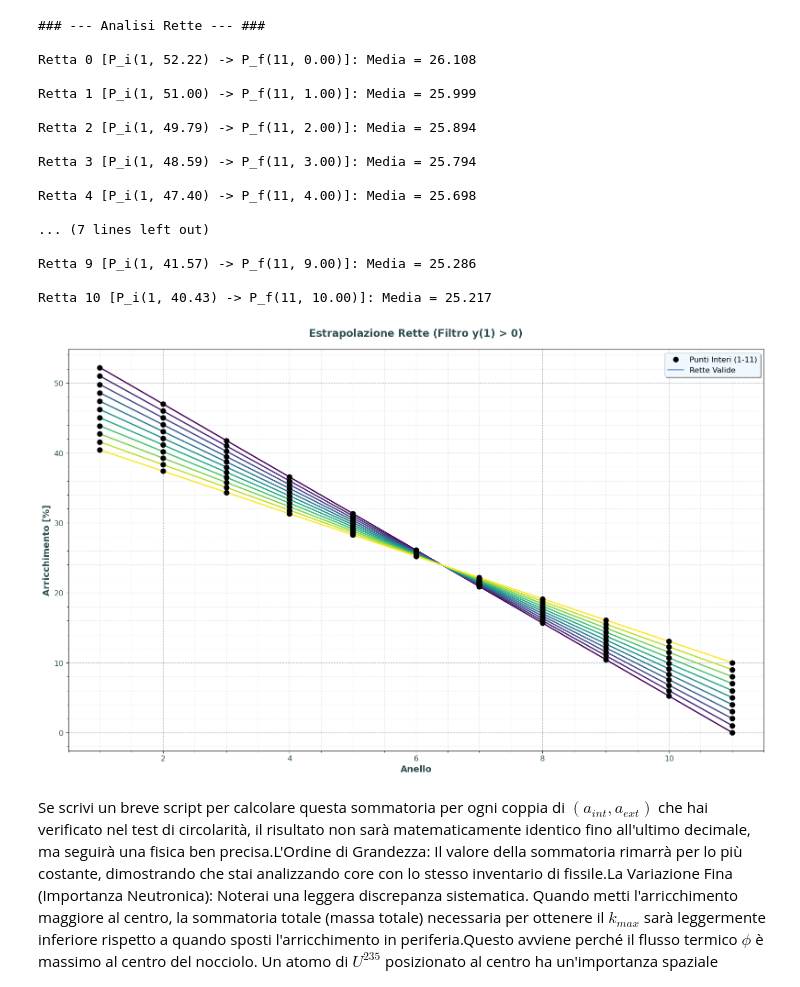
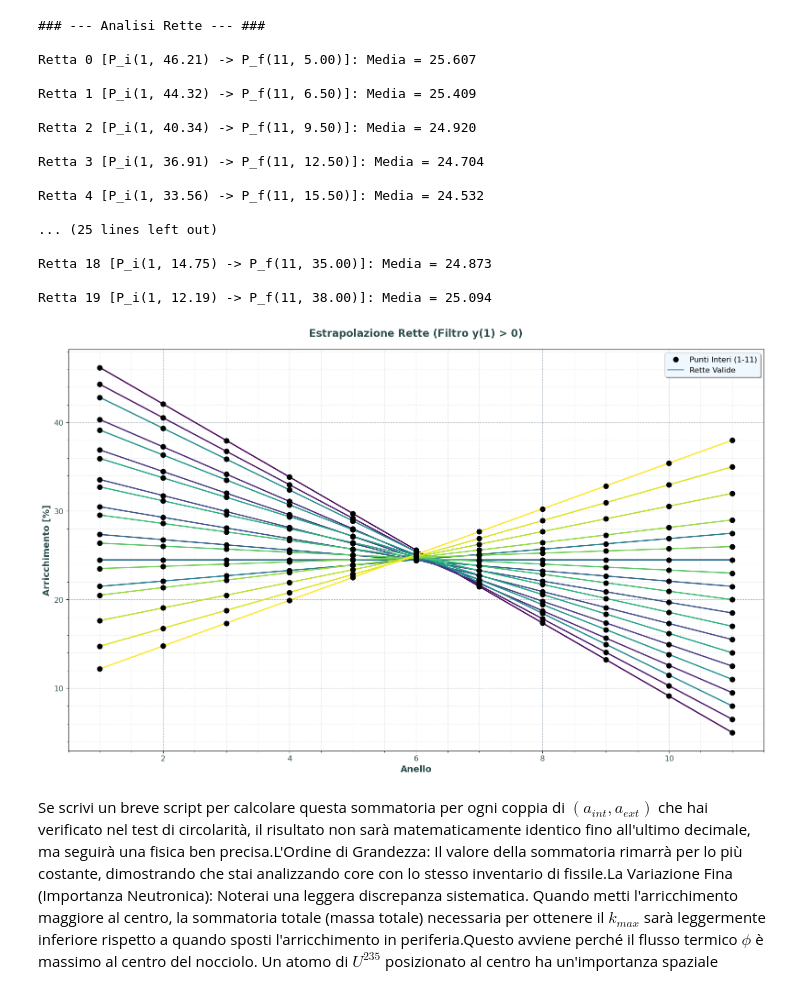
Before and after one commit to oblivion0218/Tesi-Magistrale, a Jupyter notebook: Open MC/reattore_8/50PCM_pitch_4/auto/analisi.ipynb, the cells around one changed output. Drawn from its saved outputs; the diff is of its cells as text; code cells hidden in the pictures.

```diff
--- a/Open MC/reattore_8/50PCM_pitch_4/auto/analisi.ipynb
+++ b/Open MC/reattore_8/50PCM_pitch_4/auto/analisi.ipynb
@@ -171,44 +171,56 @@ def plot_rette_filtrate(x_pred, y_pred):
     ax.set_ylabel('Arricchimento [%]', fontsize=14, fontweight='bold', color='#2F4F4F')
 
     ax.tick_params(axis='both', which='major', labelsize=12, labelcolor='#2F4F4F')
     ax.minorticks_on()
     ax.grid(which='major', linestyle='--', alpha=0.6, color='#778899')
     ax.grid(which='minor', linestyle=':', alpha=0.3, color='#778899')
 
     # Legenda
     ax.scatter([], [], color='#000000', s=60, label='Punti Interi (1-11)')
     ax.plot([], [], color='#789DD1', linestyle='-', linewidth=2, label='Rette Valide')
     ax.legend(loc='upper right', frameon=True, shadow=True, fontsize=12, facecolor='#F0F8FF')
 
     plt.tight_layout()
     plt.show()
 
     return np.array(media_vect)
 
 # Definizione dei dati basata sul tuo file analisi.ipynb
-x_pred = np.array([0, 1, 2, 3, 4, 5, 6, 7, 8, 9, 10])
-y_pred = a * x_pred**2 + b * x_pred + c
+import numpy as np
+
+# Percorso del file specificato
+file_path = '../result_final.txt'
+
+# Caricamento del dataset.
+data = np.genfromtxt(file_path, skip_header=3)
+
+# Creazione del vettore x_pred estraendo la colonna di interesse
+x_pred = data[:, 4]
+y_pred = data[:, 3]
+# Verifica dell'output
+#print(x_pred)
+#y_pred = a * x_pred**2 + b * x_pred + c
 
 res = plot_rette_filtrate(x_pred, y_pred)
 # %% [output]
 ### --- Analisi Rette --- ###
 
-Retta 0 [P_i(1, 52.22) -> P_f(11, 0.00)]: Media = 26.108
+Retta 0 [P_i(1, 46.21) -> P_f(11, 5.00)]: Media = 25.607
 
-Retta 1 [P_i(1, 51.00) -> P_f(11, 1.00)]: Media = 25.999
+Retta 1 [P_i(1, 44.32) -> P_f(11, 6.50)]: Media = 25.409
 
-Retta 2 [P_i(1, 49.79) -> P_f(11, 2.00)]: Media = 25.894
+Retta 2 [P_i(1, 40.34) -> P_f(11, 9.50)]: Media = 24.920
 
-Retta 3 [P_i(1, 48.59) -> P_f(11, 3.00)]: Media = 25.794
+Retta 3 [P_i(1, 36.91) -> P_f(11, 12.50)]: Media = 24.704
 
-Retta 4 [P_i(1, 47.40) -> P_f(11, 4.00)]: Media = 25.698
+Retta 4 [P_i(1, 33.56) -> P_f(11, 15.50)]: Media = 24.532
 
-... (7 lines left out)
+... (25 lines left out)
 
-Retta 9 [P_i(1, 41.57) -> P_f(11, 9.00)]: Media = 25.286
+Retta 18 [P_i(1, 14.75) -> P_f(11, 35.00)]: Media = 24.873
 
-Retta 10 [P_i(1, 40.43) -> P_f(11, 10.00)]: Media = 25.217
+Retta 19 [P_i(1, 12.19) -> P_f(11, 38.00)]: Media = 25.094
-[figure, old version]
+[figure, new version]
 # %% [markdown]
 Se scrivi un breve script per calcolare questa sommatoria per ogni coppia di $(a_{int}, a_{ext})$ che hai verificato nel test di circolarità, il risultato non sarà matematicamente identico fino all'ultimo decimale, ma seguirà una fisica ben precisa.L'Ordine di Grandezza: Il valore della sommatoria rimarrà per lo più costante, dimostrando che stai analizzando core con lo stesso inventario di fissile.La Variazione Fina (Importanza Neutronica): Noterai una leggera discrepanza sistematica. Quando metti l'arricchimento maggiore al centro, la sommatoria totale (massa totale) necessaria per ottenere il $k_{max}$ sarà leggermente inferiore rispetto a quando sposti l'arricchimento in periferia.Questo avviene perché il flusso termico $\phi$ è massimo al centro del nocciolo. Un atomo di $U^{235}$ posizionato al centro ha un'importanza spaziale maggiore rispetto a uno al bordo. Quindi, per eguagliare la reattività, ti serve meno massa totale se la concentri al centro, e più massa totale se la spargi verso l'esterno dove i neutroni sfuggono (leakage).
 
```
Also changed, not shown: parts of 4 cells of this notebook, 12 other files.
